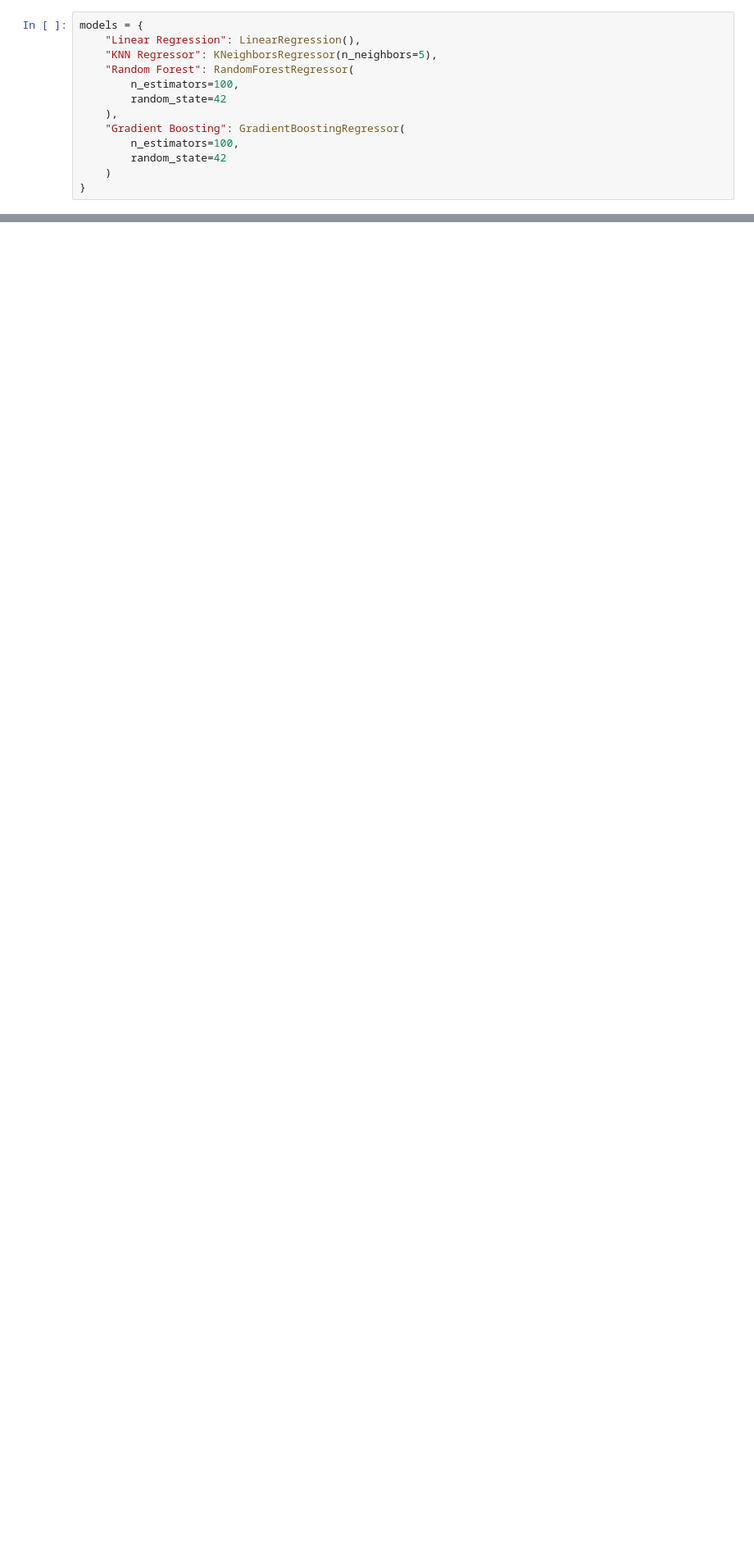
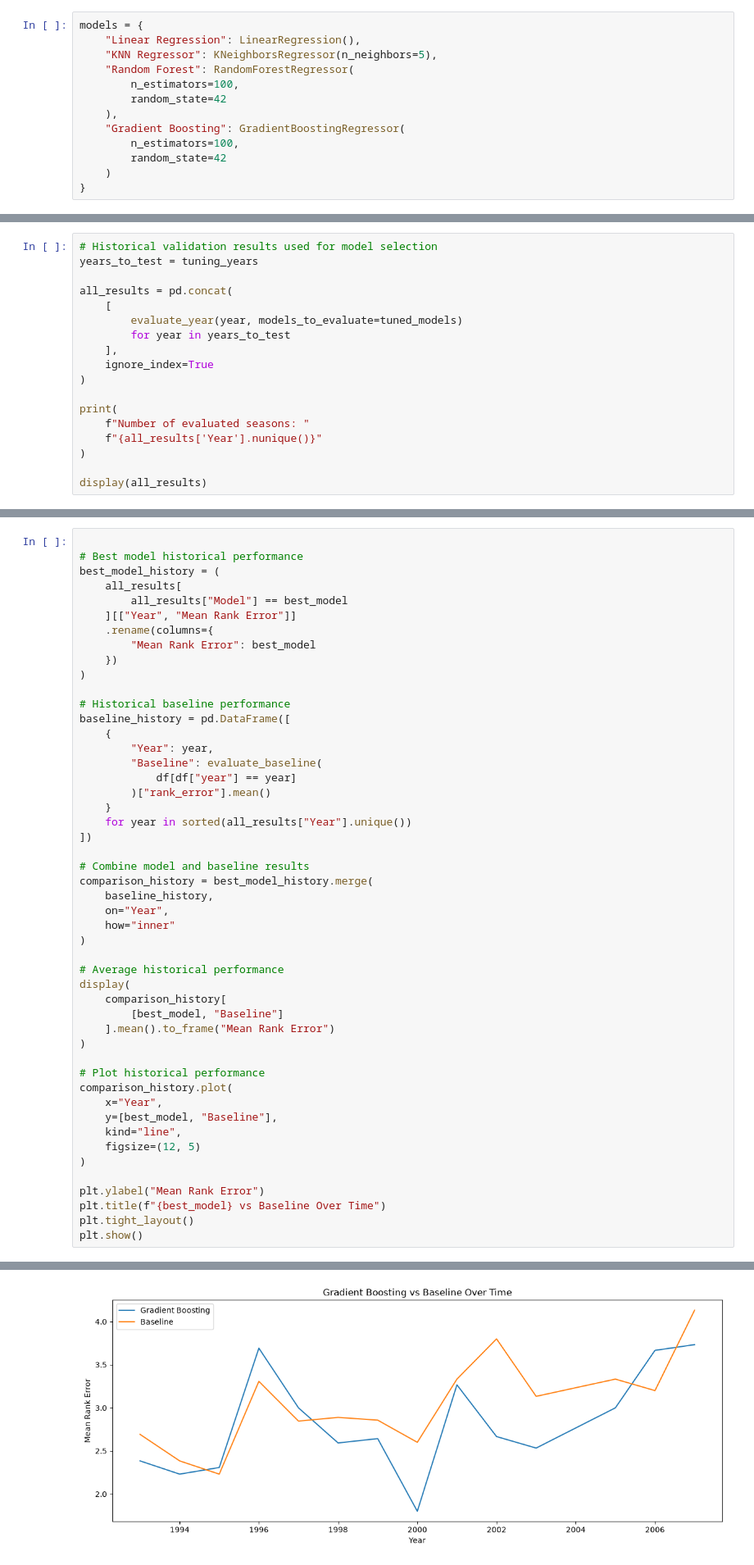
Before and after one commit to RodriguesS2/AC-ML-project, a Jupyter notebook: notebooks/model_Q1.ipynb, the cells around one changed output, grey strips where cells are left out. Shown at 82% size. Drawn from its saved outputs; the diff is of its cells as text; blank space fills up the shorter version.

```diff
--- a/notebooks/model_Q1.ipynb
+++ b/notebooks/model_Q1.ipynb
@@ -350,0 +1014,18 @@ models = {
+# %%
+# Historical validation results used for model selection
+years_to_test = tuning_years
+
+all_results = pd.concat(
+    [
+        evaluate_year(year, models_to_evaluate=tuned_models)
+        for year in years_to_test
+    ],
+    ignore_index=True
+)
+
+print(
+    f"Number of evaluated seasons: "
+    f"{all_results['Year'].nunique()}"
+)
+
+display(all_results)
@@ -350,0 +1111,50 @@ models = {
+# %%
+
+# Best model historical performance
+best_model_history = (
+    all_results[
+        all_results["Model"] == best_model
+    ][["Year", "Mean Rank Error"]]
+    .rename(columns={
+        "Mean Rank Error": best_model
+    })
+)
+
+# Historical baseline performance
+baseline_history = pd.DataFrame([
+    {
+        "Year": year,
+        "Baseline": evaluate_baseline(
+            df[df["year"] == year]
+        )["rank_error"].mean()
+    }
+    for year in sorted(all_results["Year"].unique())
+])
+
+# Combine model and baseline results
+comparison_history = best_model_history.merge(
+    baseline_history,
+    on="Year",
+    how="inner"
+)
+
+# Average historical performance
+display(
+    comparison_history[
+        [best_model, "Baseline"]
+    ].mean().to_frame("Mean Rank Error")
+)
+
+# Plot historical performance
+comparison_history.plot(
+    x="Year",
+    y=[best_model, "Baseline"],
+    kind="line",
+    figsize=(12, 5)
+)
+
+plt.ylabel("Mean Rank Error")
+plt.title(f"{best_model} vs Baseline Over Time")
+plt.tight_layout()
+plt.show()
+# %% [output]
@@ -350,0 +1164 @@ models = {
+[figure, added]
```
Also changed, not shown: parts of 58 cells of this notebook, 2 other files.
